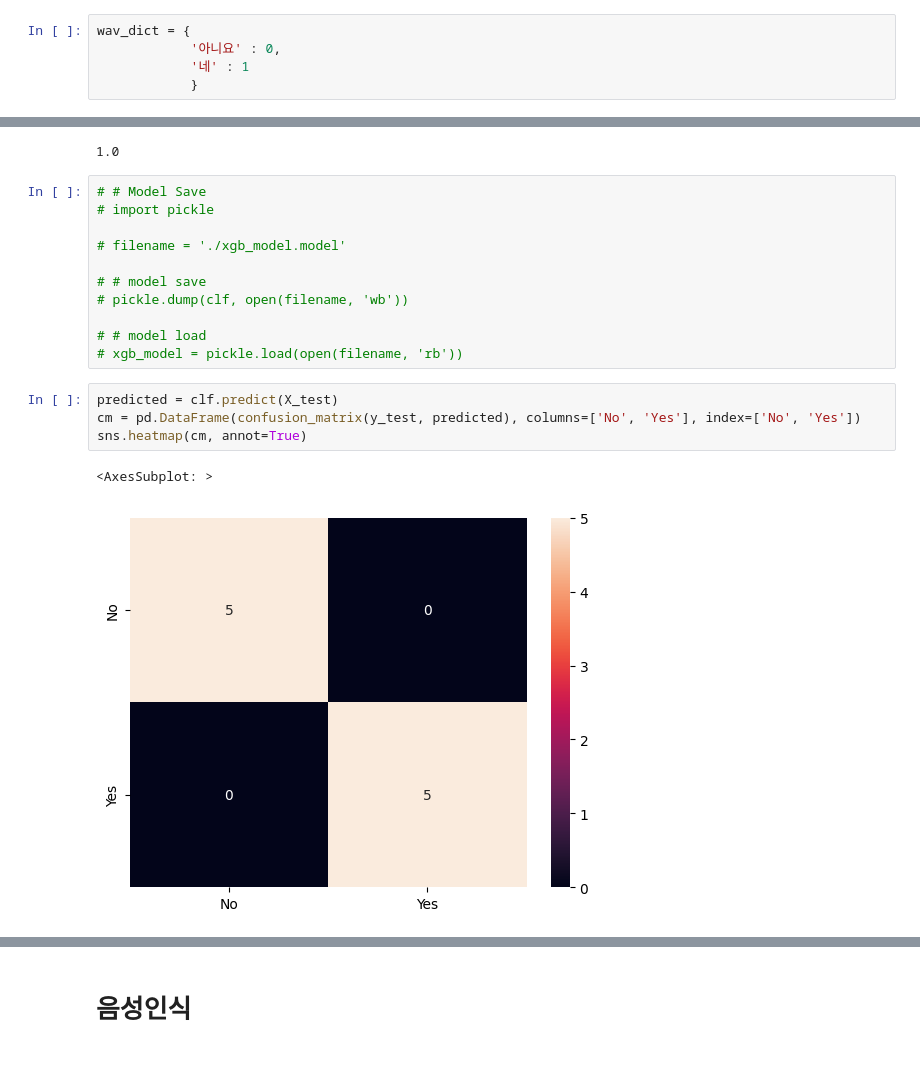
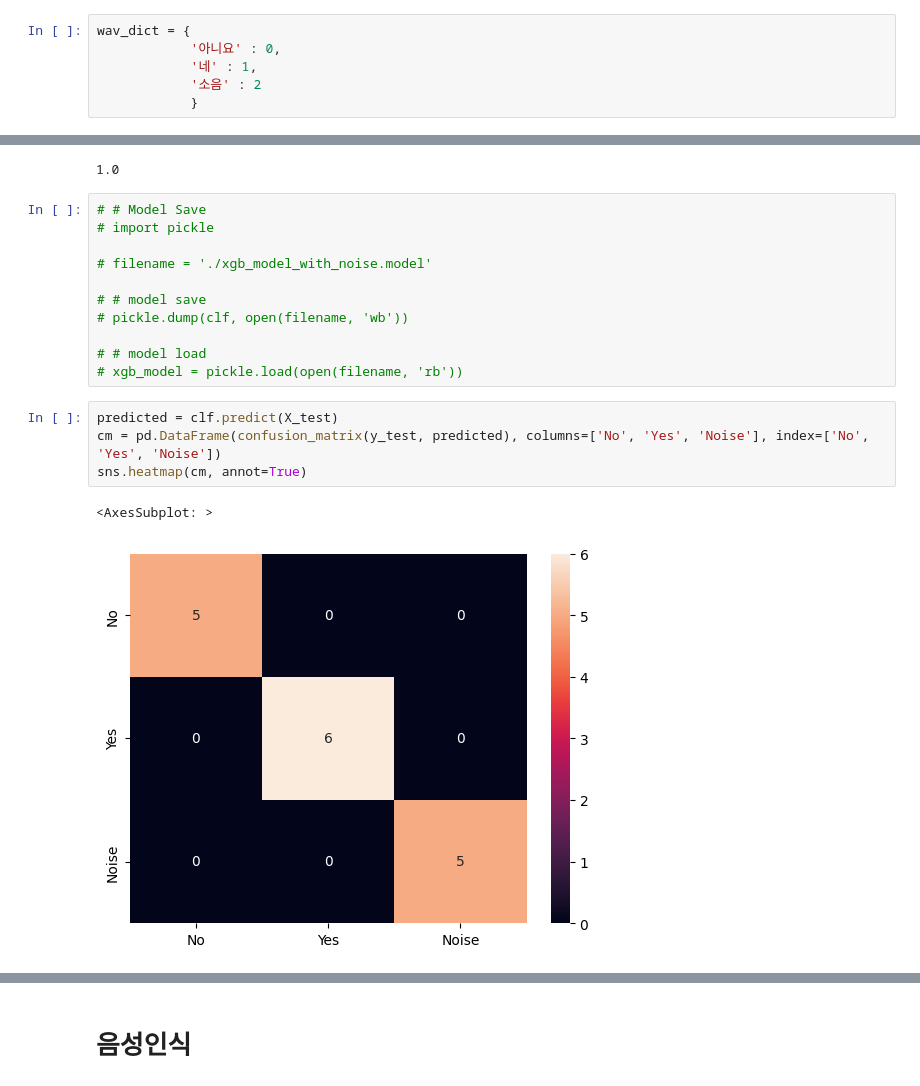
Before and after one commit to addinedu-amr/deeplearning-repo-1, a Jupyter notebook: NLP/mfcc_random_forest.ipynb, the cells around one changed output, grey strips where cells are left out. Cells and saved outputs as stored; diff of their text form.

Commit message:
modify: Update model with noise

```diff
--- a/NLP/mfcc_random_forest.ipynb
+++ b/NLP/mfcc_random_forest.ipynb
@@ -14,7 +14,8 @@ SAMPLE_RATE = 22050
 # %%
 wav_dict = {
             '아니요' : 0,
-            '네' : 1
+            '네' : 1,
+            '소음' : 2
             }
 # %%
 wav_files = []
@@ -305,7 +321,7 @@ clf.score(X_test, y_test)
 # # Model Save
 # import pickle
 
-# filename = './xgb_model.model'
+# filename = './xgb_model_with_noise.model'
 
 # # model save
 # pickle.dump(clf, open(filename, 'wb'))
@@ -314,11 +330,11 @@ clf.score(X_test, y_test)
 # xgb_model = pickle.load(open(filename, 'rb'))
 # %%
 predicted = clf.predict(X_test)
-cm = pd.DataFrame(confusion_matrix(y_test, predicted), columns=['No', 'Yes'], index=['No', 'Yes'])
+cm = pd.DataFrame(confusion_matrix(y_test, predicted), columns=['No', 'Yes', 'Noise'], index=['No', 'Yes', 'Noise'])
 sns.heatmap(cm, annot=True)
 # %% [output]
 <AxesSubplot: >
-[figure, old version]
+[figure, new version]
 # %%
 clf.predict_proba(X_test)
 # %% [output]
```
Also changed, not shown: parts of 17 cells of this notebook, 1 other file.
